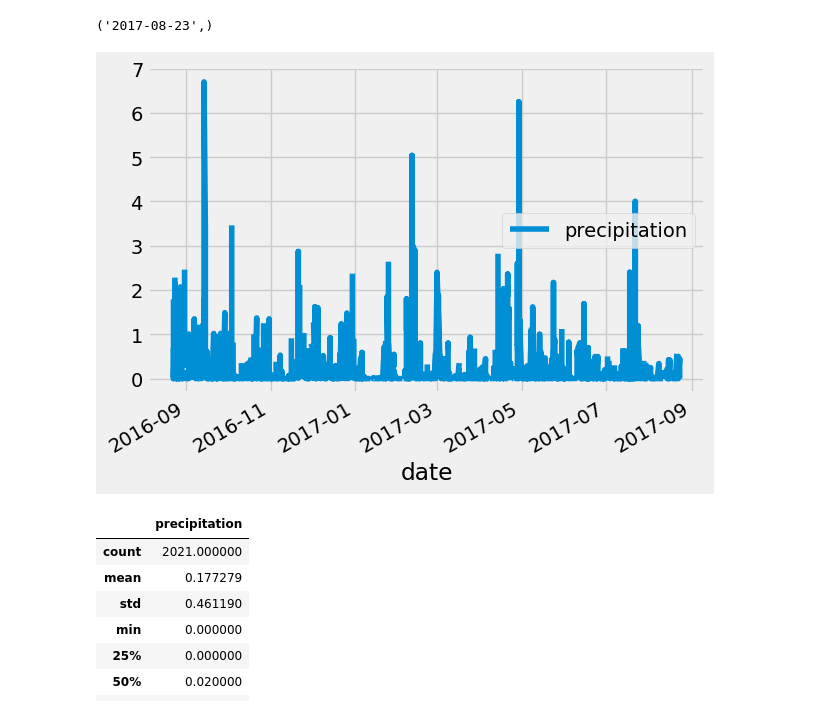
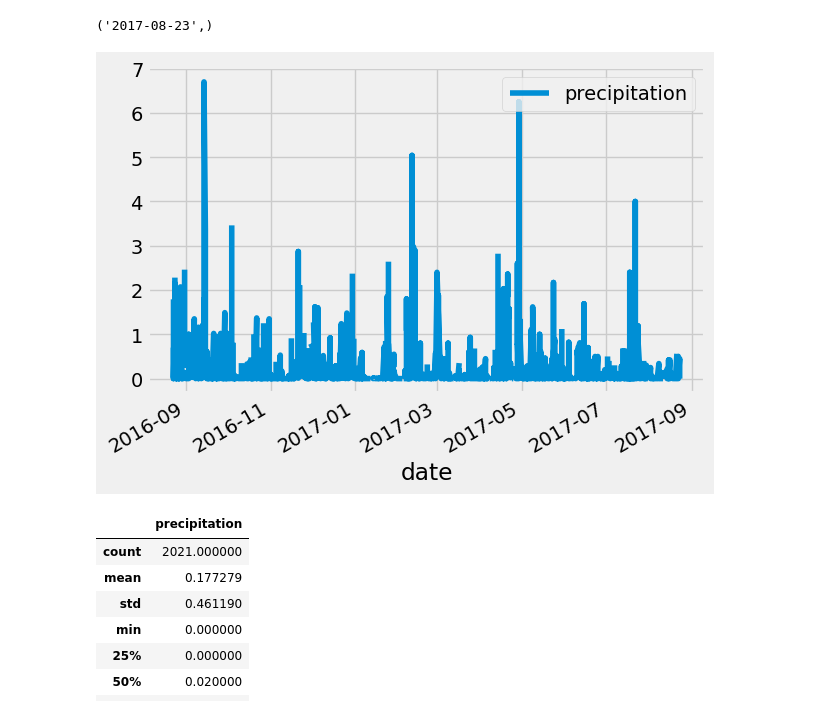
Before and after one commit to MarisolCor/sqlalchemy-challenge, a Jupyter notebook: climate_starter_Marisol.ipynb, the cells around one changed output. Saved outputs shown, nothing was run; the diff lists cells and outputs as text; code cells hidden in the pictures.

```diff
--- a/climate_starter_Marisol.ipynb
+++ b/climate_starter_Marisol.ipynb
@@ -46,28 +46,29 @@ session.query(measurement.date).order_by(measurement.date.desc()).first()
 # %%
 # Design a query to retrieve the last 12 months of precipitation data and plot the results.
 # Starting from the most recent data point in the database.
 m=measurement
 # Calculate the date one year from the last date in data set.
 last_date=session.query(m.date).order_by(m.date.desc()).first()[0]
 last_date=dt.strptime(last_date,'%Y-%m-%d')
 one_year_ago=last_date - datetime.timedelta(days=366)
 # Perform a query to retrieve the data and precipitation scores
 precipitation_data=session.query( m.date, m.prcp).order_by(measurement.date.desc()).filter(measurement.date > one_year_ago).all()
 
 # Save the query results as a Pandas DataFrame. Explicitly set the column names
 precipitation_df=pd.DataFrame(precipitation_data,columns=['date', 'precipitation'])
 
 # Sort the dataframe by date
 precipitation_df.date = pd.to_datetime(precipitation_df.date)
 precipitation_df.sort_values(by=['date'], inplace=True)
 precipitation_df.set_index('date', inplace=True)
 
 # Use Pandas Plotting with Matplotlib to plot the data
 precipitation_df.plot()
 #plt.tight_layout()
+plt.legend(['precipitation'],loc='upper right')
 plt.show()
 # %% [output]
-[figure, old version]
+[figure, new version]
 # %%
 # Use Pandas to calculate the summary statistics for the precipitation data
 precipitation_df.describe()
```
Also changed, not shown: parts of 1 cell of this notebook.
